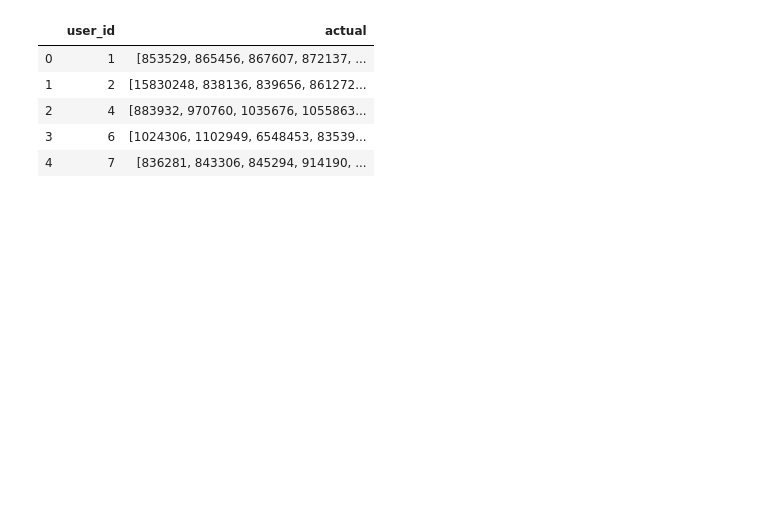
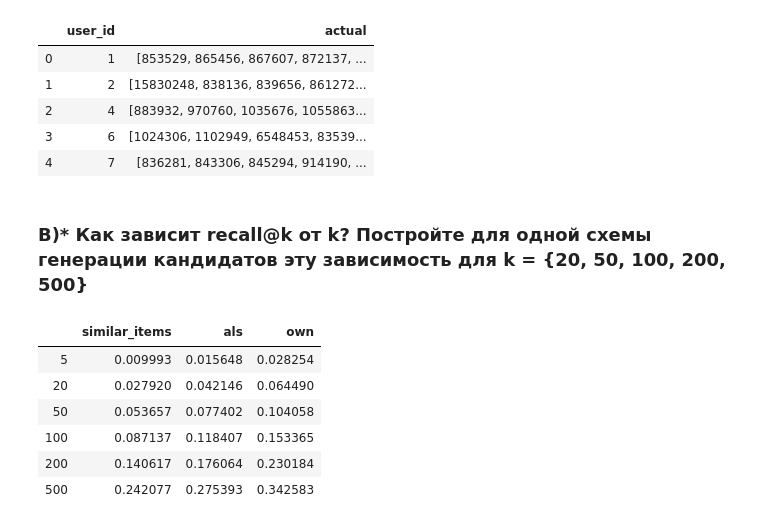
Before and after one commit to Yegor9151/Recommender_systems, a Jupyter notebook: Lesson 6 Two-tier recommendation models/practice.ipynb, the cells around one changed output. Saved outputs shown, nothing was run; the diff lists cells and outputs as text; code cells hidden in the pictures; blank space fills up the shorter version.

```diff
--- a/Lesson 6 Two-tier recommendation models/practice.ipynb
+++ b/Lesson 6 Two-tier recommendation models/practice.ipynb
@@ -133,3 +133,5 @@ result_lvl_1.head()
 | 2 | 4 | [883932, 970760, 1035676, 1055863... |
 | 3 | 6 | [1024306, 1102949, 6548453, 83539... |
 | 4 | 7 | [836281, 843306, 845294, 914190, ... |
+# %% [markdown]
+### B)* Как зависит recall@k от k? Постройте для одной схемы генерации кандидатов эту зависимость для k = {20, 50, 100, 200, 500}
@@ -135,0 +166,11 @@ result_lvl_1.head()
+# %%
+eval_recall = pd.DataFrame(k_dict, index=['similar_items', 'als', 'own']).T
+eval_recall
+# %% [output]
+|  | similar_items | als | own |
+| 5 | 0.009993 | 0.015648 | 0.028254 |
+| 20 | 0.027920 | 0.042146 | 0.064490 |
+| 50 | 0.053657 | 0.077402 | 0.104058 |
+| 100 | 0.087137 | 0.118407 | 0.153365 |
+| 200 | 0.140617 | 0.176064 | 0.230184 |
+| 500 | 0.242077 | 0.275393 | 0.342583 |
```
Also changed, not shown: parts of 33 cells of this notebook.
